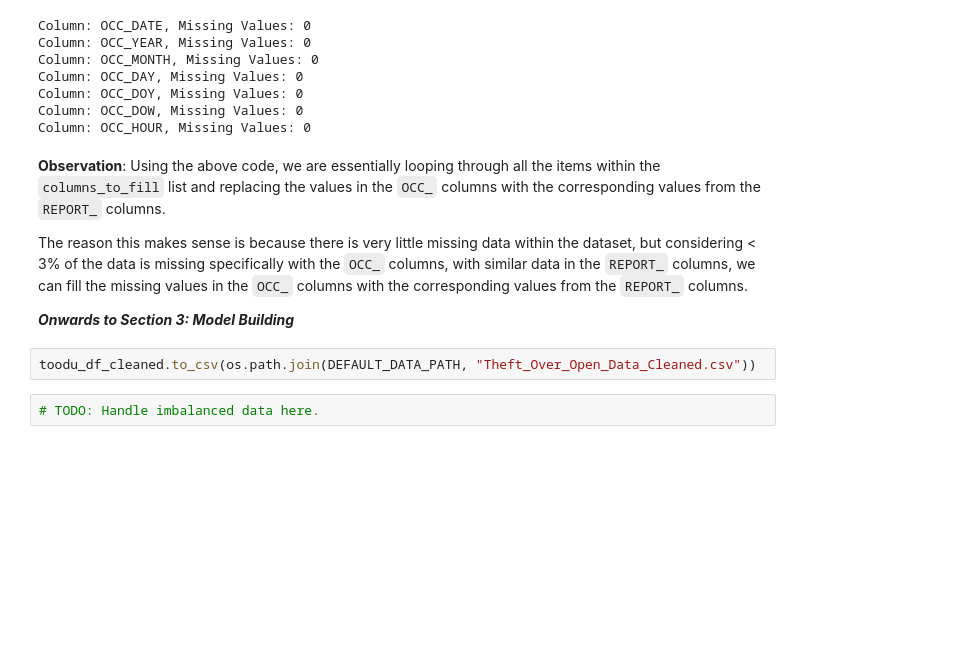
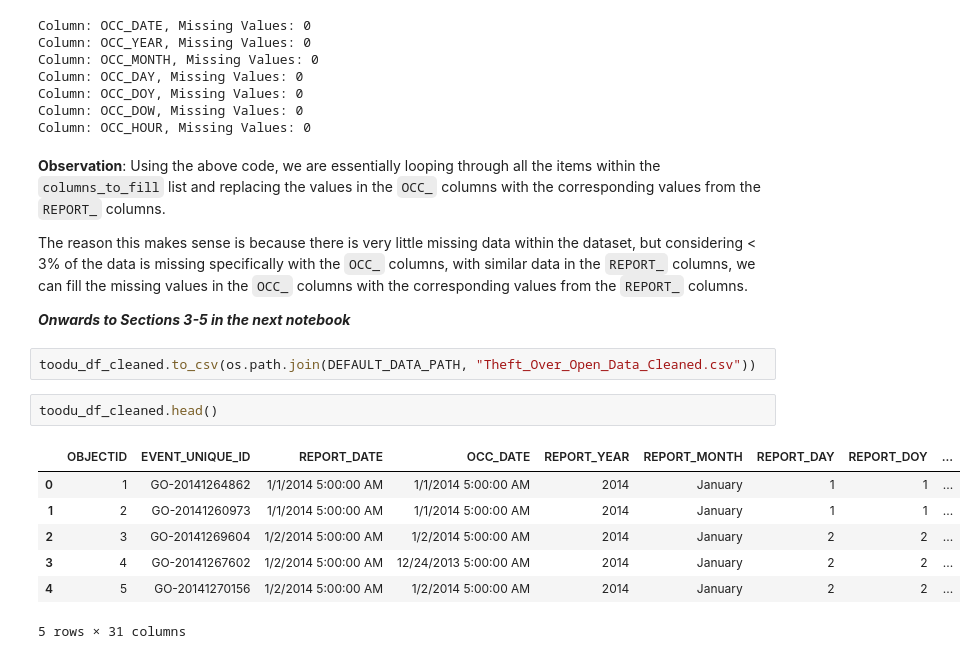
Before and after one commit to Hi-kue/syncgraph-309, a Jupyter notebook: server/insights/c309_r1_toodu_dem.ipynb, the cells around one changed output. Cells and saved outputs as stored; diff of their text form; blank space fills up the shorter version.

```diff
--- a/server/insights/c309_r1_toodu_dem.ipynb
+++ b/server/insights/c309_r1_toodu_dem.ipynb
@@ -517,8 +516,16 @@ Column: OCC_HOUR, Missing Values: 0
 
 The reason this makes sense is because there is very little missing data within the dataset, but considering < 3% of the data is missing specifically with the `OCC_` columns, with similar data in the `REPORT_` columns, we can fill the missing values in the `OCC_` columns with the corresponding values from the `REPORT_` columns.
 
-**_Onwards to Section 3: Model Building_**
+**_Onwards to Sections 3-5 in the next notebook_**
 # %%
 toodu_df_cleaned.to_csv(os.path.join(DEFAULT_DATA_PATH, "Theft_Over_Open_Data_Cleaned.csv"))
 # %%
-# TODO: Handle imbalanced data here.
+toodu_df_cleaned.head()
+# %% [output]
+|  | OBJECTID | EVENT_UNIQUE_ID | REPORT_DATE | OCC_DATE | REPORT_YEAR | REPORT_MONTH | REPORT_DAY | REPORT_DOY | ... |
+| 0 | 1 | GO-20141264862 | 1/1/2014 5:00:00 AM | 1/1/2014 5:00:00 AM | 2014 | January | 1 | 1 | ... |
+| 1 | 2 | GO-20141260973 | 1/1/2014 5:00:00 AM | 1/1/2014 5:00:00 AM | 2014 | January | 1 | 1 | ... |
+| 2 | 3 | GO-20141269604 | 1/2/2014 5:00:00 AM | 1/2/2014 5:00:00 AM | 2014 | January | 2 | 2 | ... |
+| 3 | 4 | GO-20141267602 | 1/2/2014 5:00:00 AM | 12/24/2013 5:00:00 AM | 2014 | January | 2 | 2 | ... |
+| 4 | 5 | GO-20141270156 | 1/2/2014 5:00:00 AM | 1/2/2014 5:00:00 AM | 2014 | January | 2 | 2 | ... |
+5 rows × 31 columns
```
Also changed, not shown: parts of 2 cells of this notebook, 3 other files.
